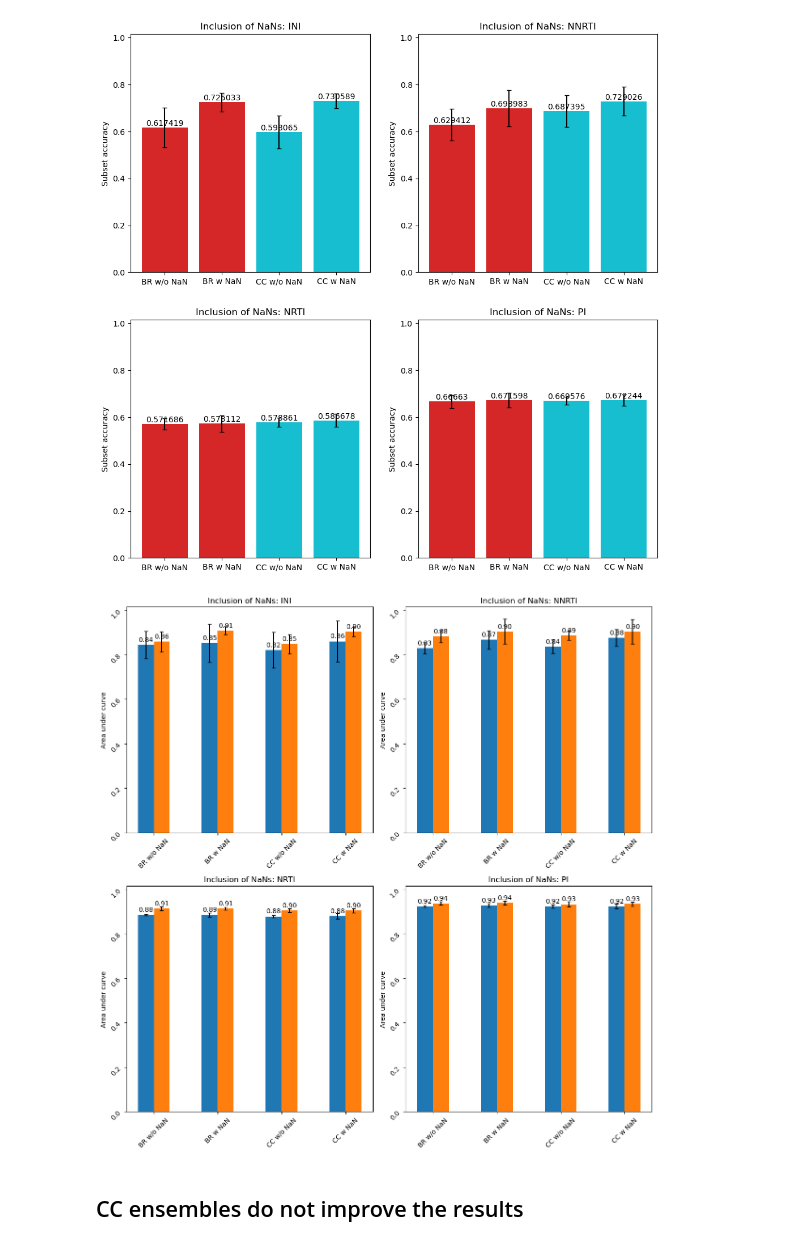
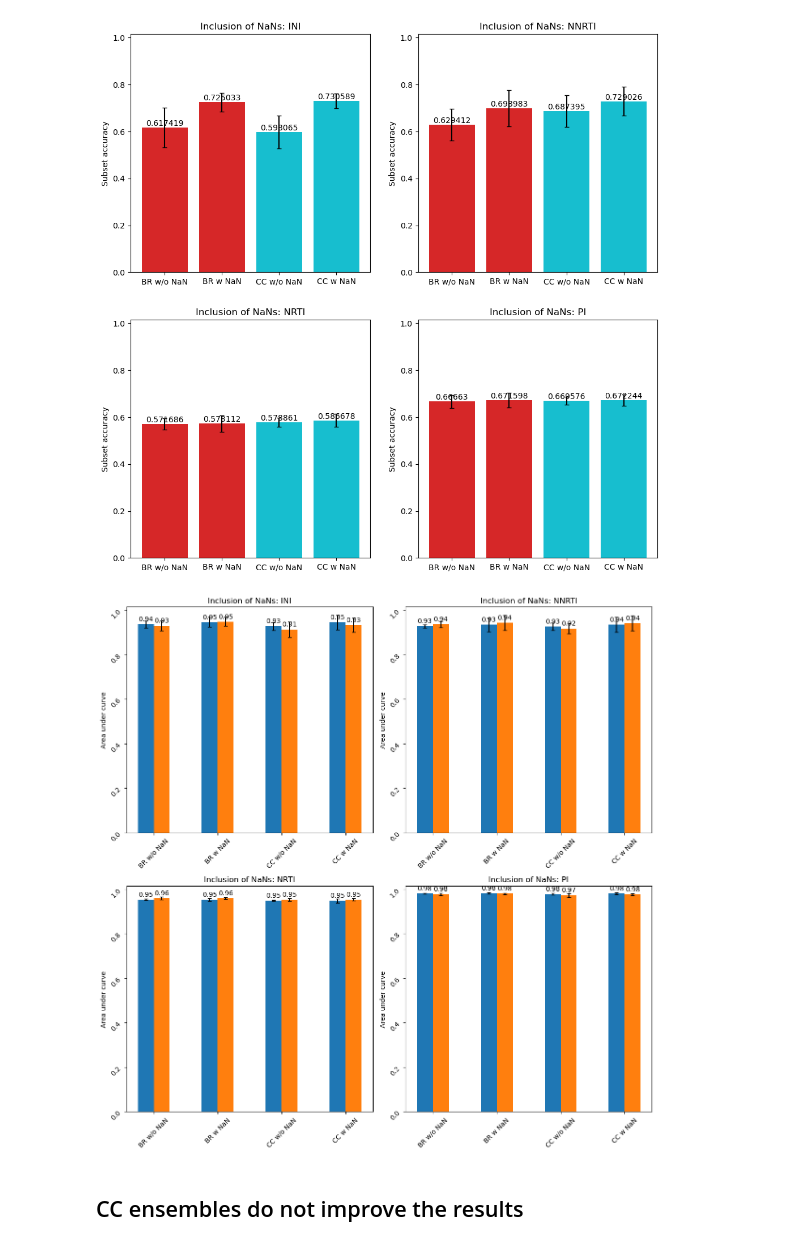
Before and after one commit to FloAvis/Masterthesis_TabPFN_HIV, a Jupyter notebook: statistics/PT_statistics.ipynb, the cells around one changed output. Drawn from its saved outputs; the diff is of its cells as text; code cells hidden in the pictures.

```diff
--- a/statistics/PT_statistics.ipynb
+++ b/statistics/PT_statistics.ipynb
@@ -237,7 +237,7 @@ for i, drug in enumerate(df_sub_accs_groups_mean.columns.values.tolist()):
 [figure]
 # %%
 
-files = ["Binary_Relevance_5_fold_MOC_prediction_new_save.csv", "Classifier_Chain_5_fold_homebrew_prediction_woNaN_new_save.csv"]
+files = ["Binary_Relevance_probabilities_5_fold_MOC_prediction_new_save.csv", "Classifier_Chain_probabilities_5_fold_homebrew_prediction_woNaN_new_save.csv"]
 
 tmp_roc_auc_mean, tmp_roc_auc_std = result_handler.calc_metrics(filepath_list, files, roc_auc_score,metric_args={"average": "macro"}, drop_na=True)
 
@@ -411,7 +411,7 @@ plt.show()
 [figure]
 # %%
 
-files = ["Binary_Relevance_5_fold_MOC_prediction_new_save.csv", "Binary_Relevance_5_fold_homebrew_prediction_new_save.csv", "Classifier_Chain_5_fold_homebrew_prediction_woNaN_new_save.csv", "Classifier_Chain_5_fold_homebrew_prediction_new_save.csv"]
+files = ["Binary_Relevance_probabilities_5_fold_MOC_prediction_new_save.csv", "Binary_Relevance_probabilities_5_fold_homebrew_prediction_new_save.csv", "Classifier_Chain_probabilities_5_fold_homebrew_prediction_woNaN_new_save.csv", "Classifier_Chain_probabilities_5_fold_homebrew_prediction_new_save.csv"]
 
 tmp_roc_auc_mean, tmp_roc_auc_std = result_handler.calc_metrics(filepath_list, files, roc_auc_score,metric_args={"average": "macro"}, drop_na=True)
 
@@ -447,34 +447,34 @@ for i, drug in enumerate(df_prc_auc_mean.columns.values.tolist()):
 
     offset = width * multiplier
     rects = axs[i].bar(x + offset, df_roc_auc_mean[drug], width, label="ROC AUC")
     axs[i].bar_label(rects, fmt='%.2f', padding=3)
     axs[i].errorbar(x + offset, df_roc_auc_mean[drug], yerr=df_roc_auc_std[drug],capsize=3, fmt="none", ecolor="black")
     multiplier += 1
 
     offset = width * multiplier
     rects2 = axs[i].bar(x + offset, df_prc_auc_mean[drug], width, label="PRC AUC")
     axs[i].bar_label(rects2, fmt='%.2f', padding=3)
     axs[i].errorbar(x + offset, df_prc_auc_mean[drug], yerr=df_prc_auc_std[drug],capsize=3, fmt="none", ecolor="black")
 
     multiplier += 1
 
 
     #axs[i].bar_label(p, label_type="edge", padding=10, fmt="%.3f")
 
     axs[i].set_xticks(x)
     axs[i].set_xticklabels(models_w_TabPFN)
     axs[i].tick_params(rotation=45)
     axs[i].set_ylabel('Area under curve')
     axs[i].set_ylim(0, 1.0  * 1.015)
     axs[i].set_title('Inclusion of NaNs: ' + drug)
 
 fig.tight_layout()
 
 #plt.show()
 
 #plt.savefig("../figures/04_Incl_NaN/Incl_NaN_AUC.png")
 # %% [output]
-[figure, old version]
+[figure, new version]
 # %% [markdown]
 ## CC ensembles do not improve the results
 # %%
```
Also changed, not shown: parts of 7 cells of this notebook, 2 other files.
